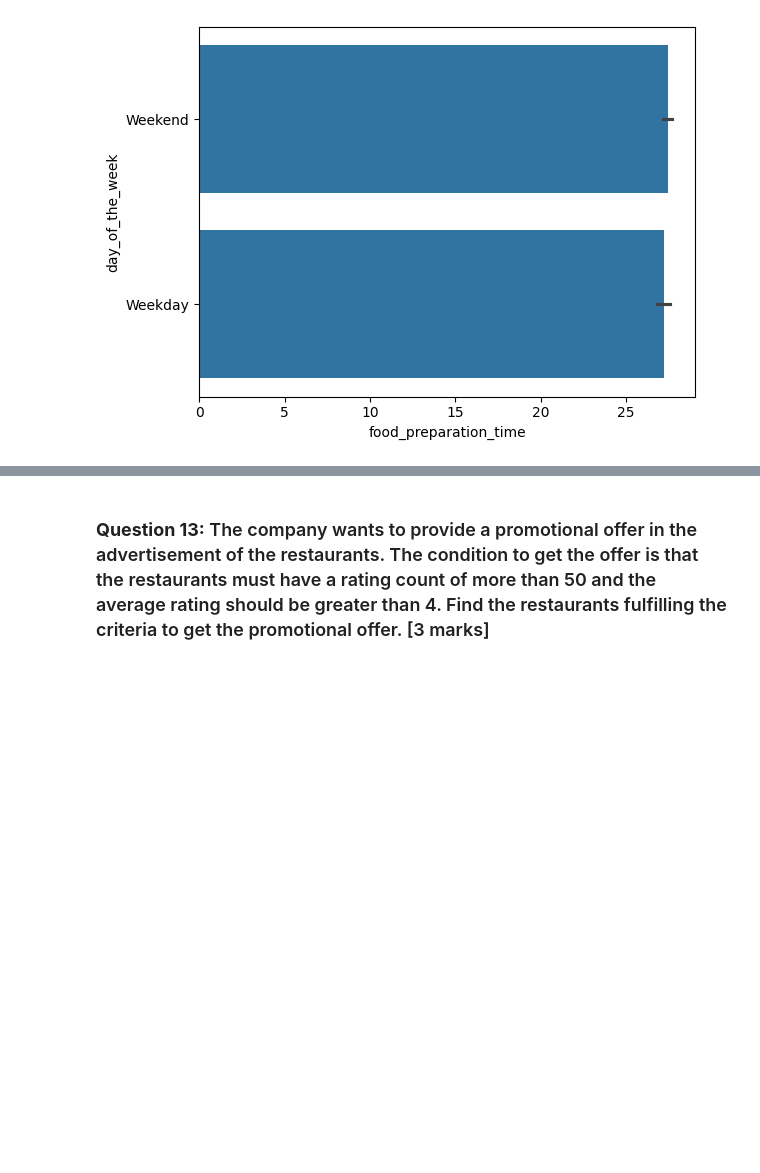
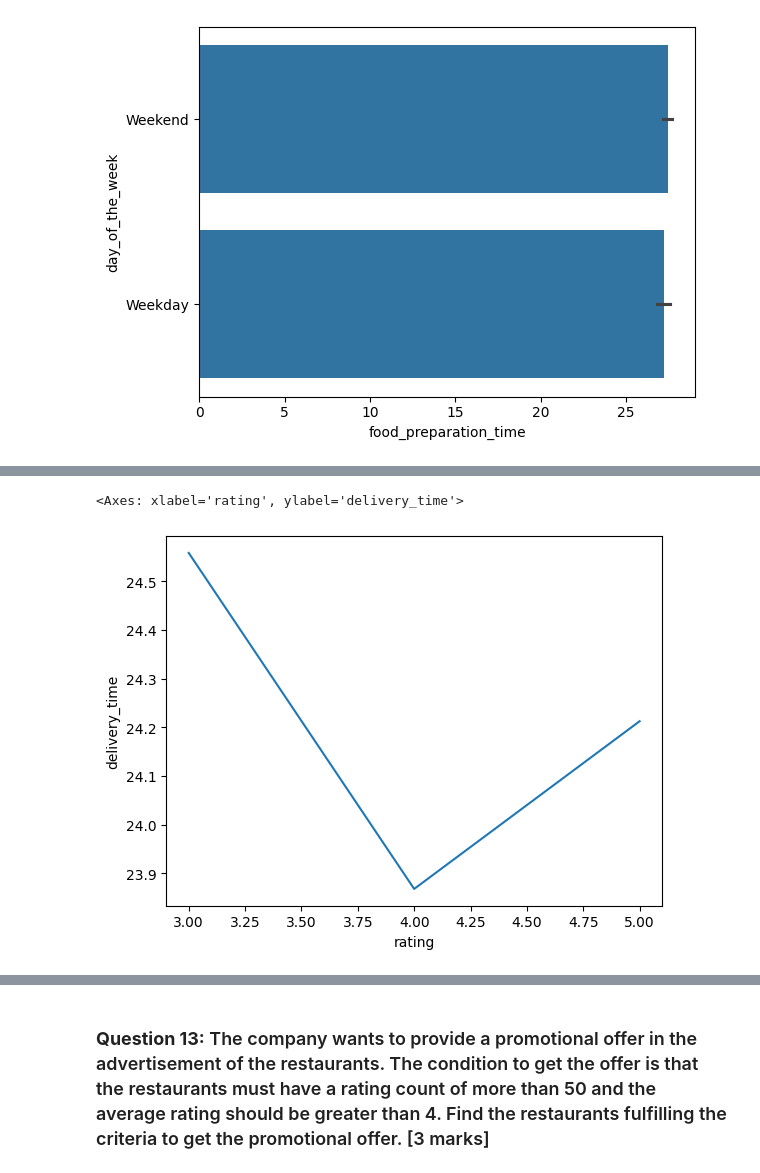
Before and after one commit to samdandy/ai-ml-course-proj-1, a Jupyter notebook: sam_dandy_proj_1.ipynb, the cells around one changed output, grey strips where cells are left out. Drawn from its saved outputs; the diff is of its cells as text; code cells hidden in the pictures; blank space fills up the shorter version.

```diff
--- a/sam_dandy_proj_1.ipynb
+++ b/sam_dandy_proj_1.ipynb
@@ -418,3 +452,8 @@ sns.lineplot(data=order_data,x='rating',y='food_preparation_time',errorbar=None)
+# %%
+sns.lineplot(data=order_data,x='rating',y='delivery_time',errorbar=None)
+# %% [output]
+<Axes: xlabel='rating', ylabel='delivery_time'>
+[figure, added]
 # %%
 sns.boxplot(data=order_data,x='rating',y='cuisine_type')
 # %% [output]
```
Also changed, not shown: parts of 35 cells of this notebook.
